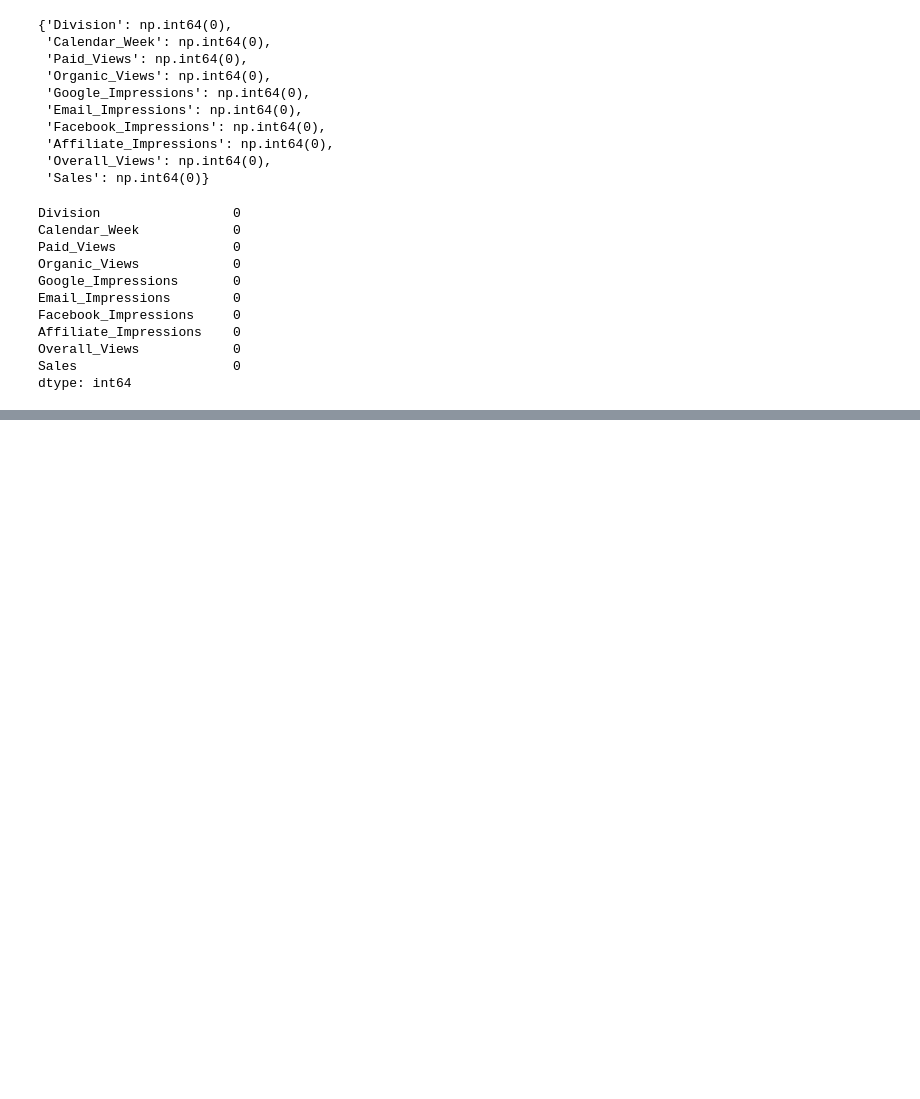
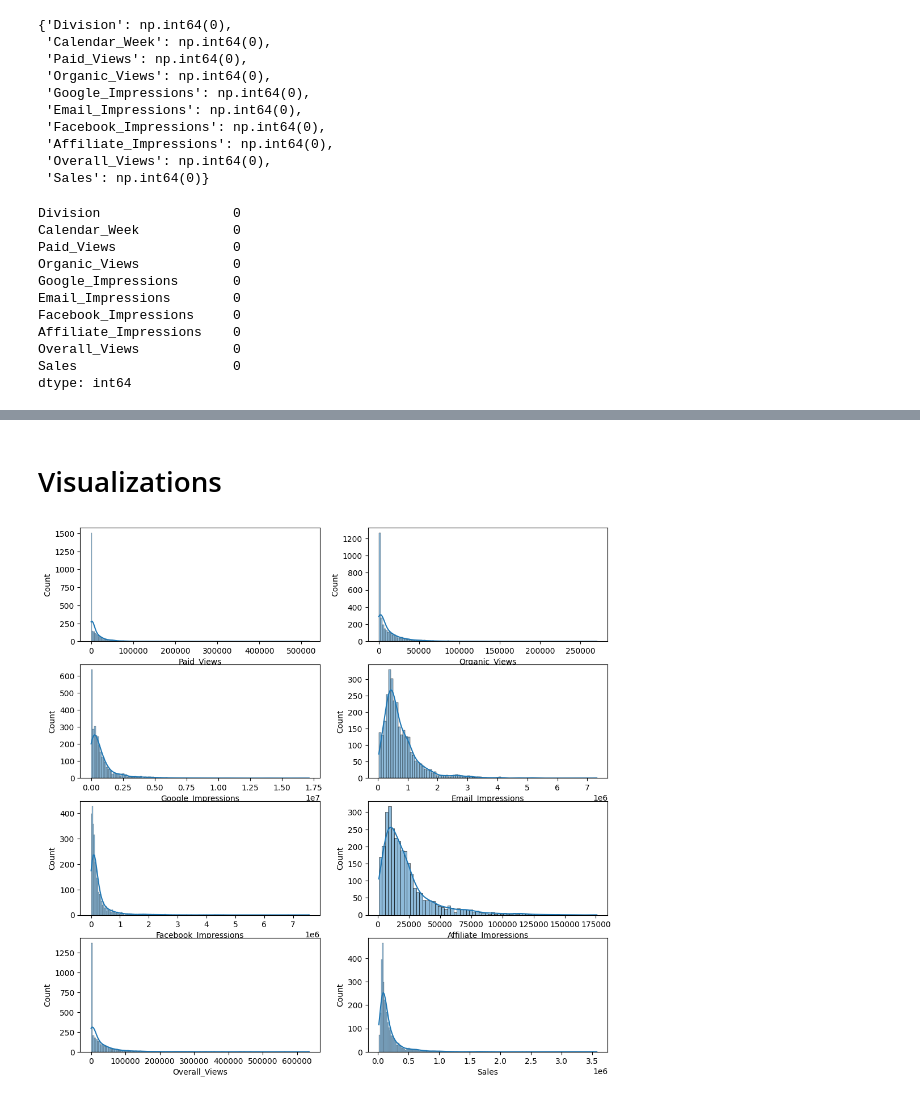
Before and after one commit to LeenKharboutli/mmm-tool, a Jupyter notebook: analysis/eda.ipynb, the cells around one changed output, grey strips where cells are left out. Drawn from its saved outputs; the diff is of its cells as text; code cells hidden in the pictures; blank space fills up the shorter version.

```diff
--- a/analysis/eda.ipynb
+++ b/analysis/eda.ipynb
@@ -90,3 +95,12 @@ Affiliate_Impressions    0
 Overall_Views            0
 Sales                    0
 dtype: int64
+# %%
+def get_num_cat_columns(df):
+    numerics = ['int16', 'int32', 'int64', 'float16', 'float32', 'float64']
+    num = df.select_dtypes(include=numerics).columns.to_list()
+    cat = df.select_dtypes(include=['object']).columns.to_list()
+    return num, cat
+# %%
+numeric_columns, categorical_columns  = get_num_cat_columns(df)
+numeric_columns, categorical_columns
@@ -92,0 +117,3 @@ dtype: int64
+# %%
+for col in categorical_columns:
+    print(df[col].value_counts())
@@ -92,0 +138,9 @@ dtype: int64
+# %% [markdown]
+# Visualizations
+# %%
+plt.figure(figsize=(12,12))
+for n,col in enumerate(numeric_columns):
+    plt.subplot(4,2,n+1)
+    sns.histplot(df[col], kde =True)
+# %% [output]
+[figure, added]
```
Also changed, not shown: parts of 6 cells of this notebook, 3 other files.
